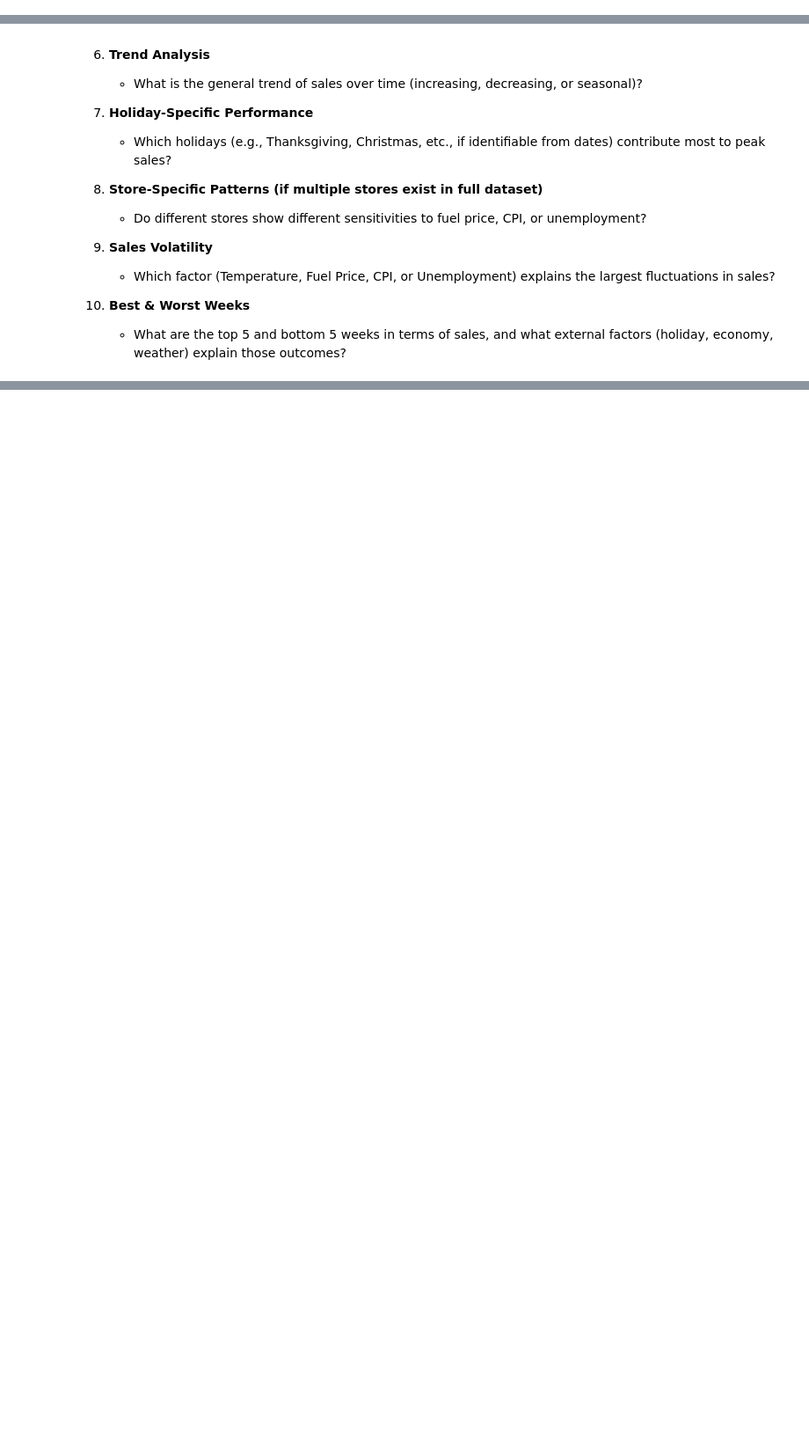
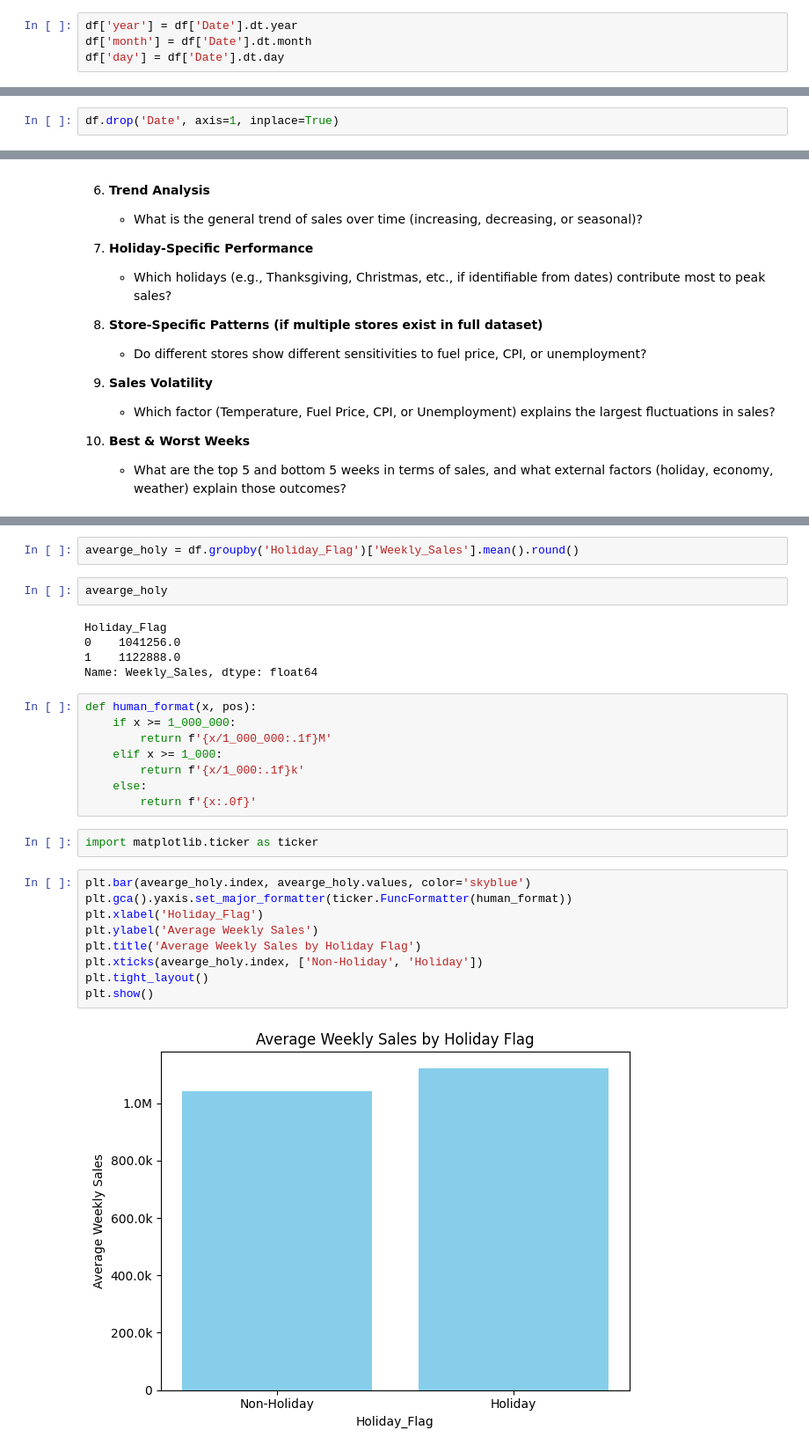
Before and after one commit to Prince-Favour12/Sale-Prediction-project, a Jupyter notebook: notebook/EDA.ipynb, the cells around one changed output, grey strips where cells are left out. Shown at 88% size. Drawn from its saved outputs; the diff is of its cells as text; blank space fills up the shorter version.

```diff
--- a/notebook/EDA.ipynb
+++ b/notebook/EDA.ipynb
@@ -74,0 +122,4 @@ df.sample()
+# %%
+df['year'] = df['Date'].dt.year
+df['month'] = df['Date'].dt.month
+df['day'] = df['Date'].dt.day
@@ -74,0 +135,2 @@ df.sample()
+# %%
+df.drop('Date', axis=1, inplace=True)
@@ -116,0 +190,30 @@ df.sample()
+# %%
+avearge_holy = df.groupby('Holiday_Flag')['Weekly_Sales'].mean().round()
+# %%
+avearge_holy
+# %% [output]
+Holiday_Flag
+0    1041256.0
+1    1122888.0
+Name: Weekly_Sales, dtype: float64
+# %%
+def human_format(x, pos):
+    if x >= 1_000_000:
+        return f'{x/1_000_000:.1f}M'
+    elif x >= 1_000:
+        return f'{x/1_000:.1f}k'
+    else:
+        return f'{x:.0f}'
+# %%
+import matplotlib.ticker as ticker
+# %%
+plt.bar(avearge_holy.index, avearge_holy.values, color='skyblue')
+plt.gca().yaxis.set_major_formatter(ticker.FuncFormatter(human_format))
+plt.xlabel('Holiday_Flag')
+plt.ylabel('Average Weekly Sales')
+plt.title('Average Weekly Sales by Holiday Flag')
+plt.xticks(avearge_holy.index, ['Non-Holiday', 'Holiday'])
+plt.tight_layout()
+plt.show()
+# %% [output]
+[figure, added]
```
Also changed, not shown: parts of 10 cells of this notebook, 8 other files.
